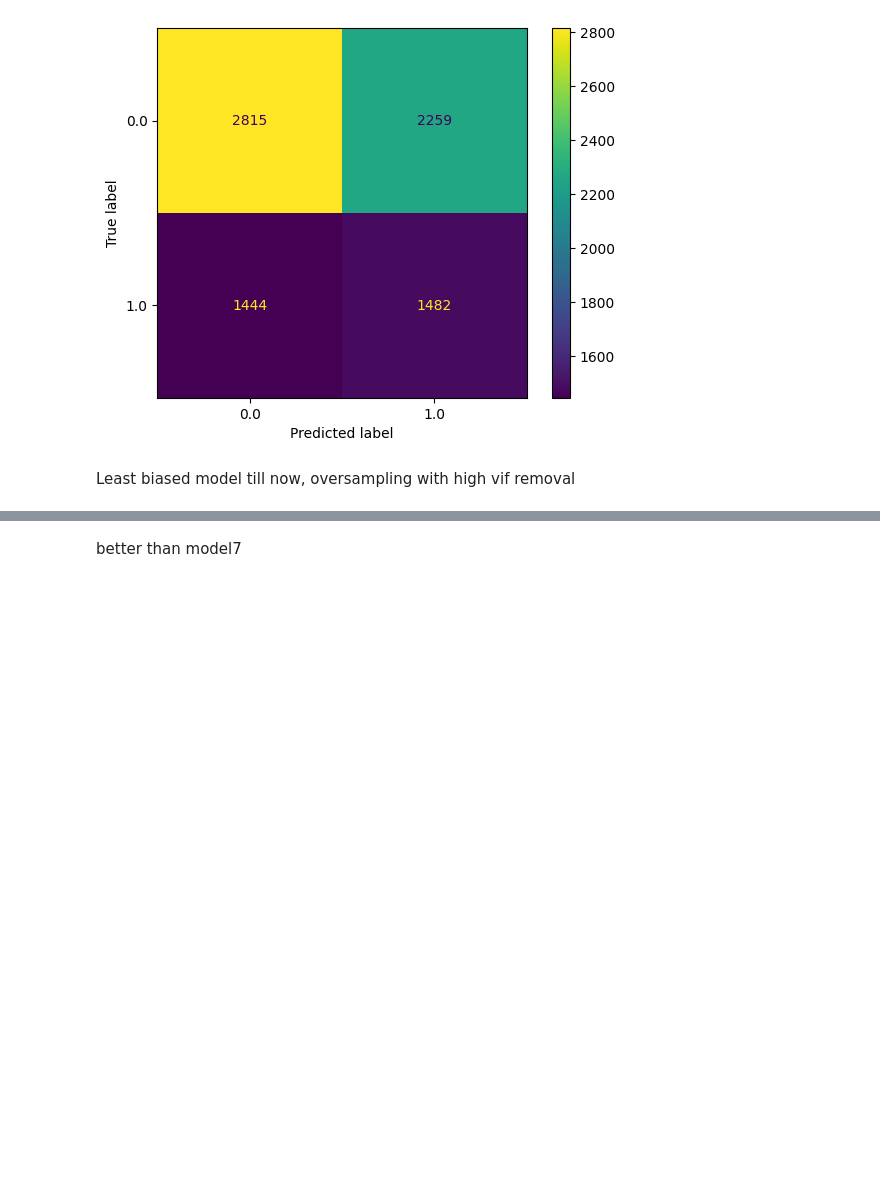
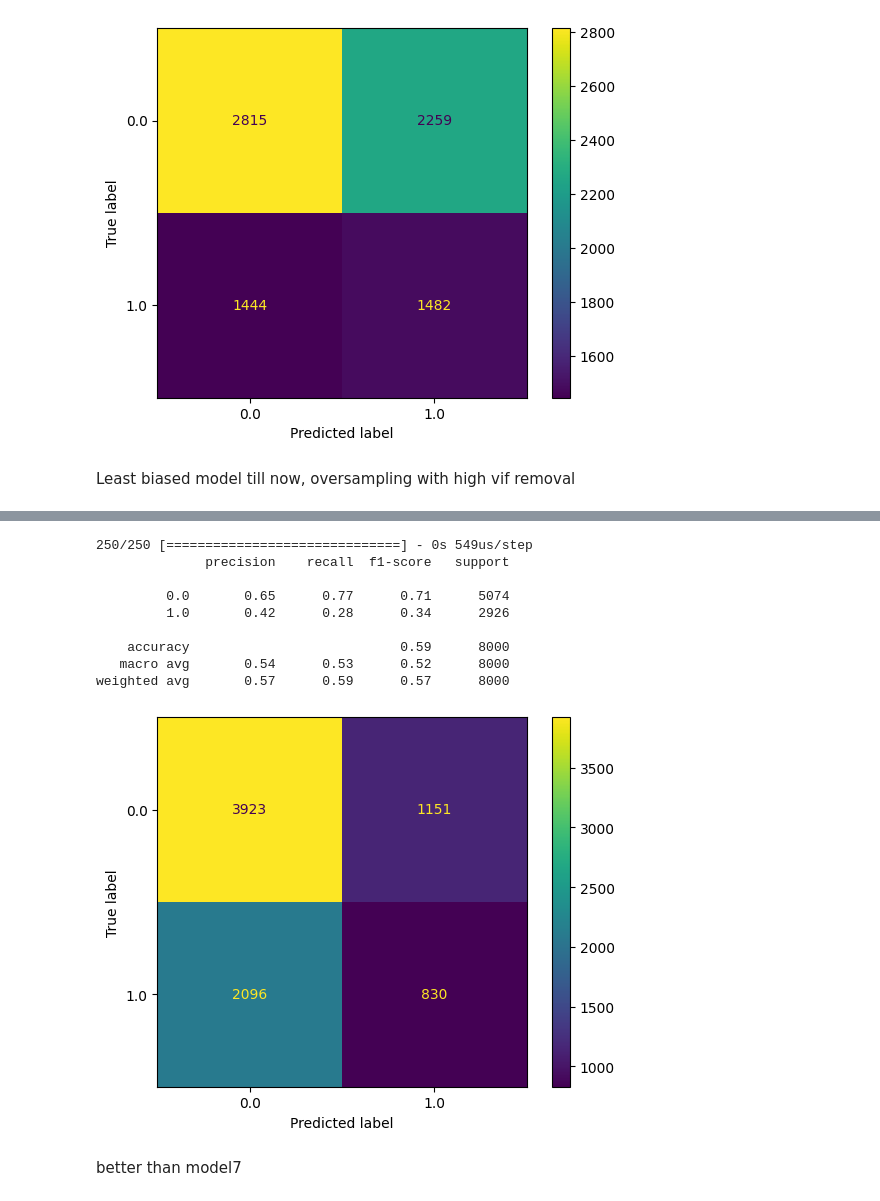
Before and after one commit to sivansh11/Automation-AI, a Jupyter notebook: model.ipynb, the cells around one changed output, grey strips where cells are left out. Saved outputs shown, nothing was run; the diff lists cells and outputs as text; code cells hidden in the pictures; blank space fills up the shorter version.

```diff
--- a/model.ipynb
+++ b/model.ipynb
@@ -319,2 +344,39 @@ weighted avg       0.57      0.57      0.57      8000
+# %%
+'''
+Neural network with scaling and oversampling of minority class
+'''
+
+def model9():
+    from sklearn.preprocessing import StandardScaler
+    from tensorflow import keras as k
+
+    newTrainX, newTrainY = oversample()
+    trainXCpy = newTrainX.copy()
+    testXCpy = testX.copy()
+    scaler = StandardScaler().fit(trainXCpy)
+
+    inputs  = k.Input(trainXCpy.shape[1])
+    layer   = k.layers.Dense(16, activation="relu")(inputs)
+    layer   = k.layers.Dense(16, activation="relu")(layer)
+    outputs = k.layers.Dense(1,  activation="sigmoid")(layer)
+    model   = k.Model(inputs, outputs)
+    model.compile(optimizer="adam", loss="binary_crossentropy", metrics=['accuracy'])
+
+    model.fit(scaler.transform(trainXCpy), newTrainY, epochs=50, validation_split=0.2, shuffle=False, verbose=0)
+
+    test_model(model, scaler.transform(testXCpy), testY)
+
+model9()
+# %% [output]
+250/250 [==============================] - 0s 549us/step
+              precision    recall  f1-score   support
+
+         0.0       0.65      0.77      0.71      5074
+         1.0       0.42      0.28      0.34      2926
+
+    accuracy                           0.59      8000
+   macro avg       0.54      0.53      0.52      8000
+weighted avg       0.57      0.59      0.57      8000
+[figure, added]
 # %% [markdown]
 better than model7
```
Also changed, not shown: parts of 12 cells of this notebook.
